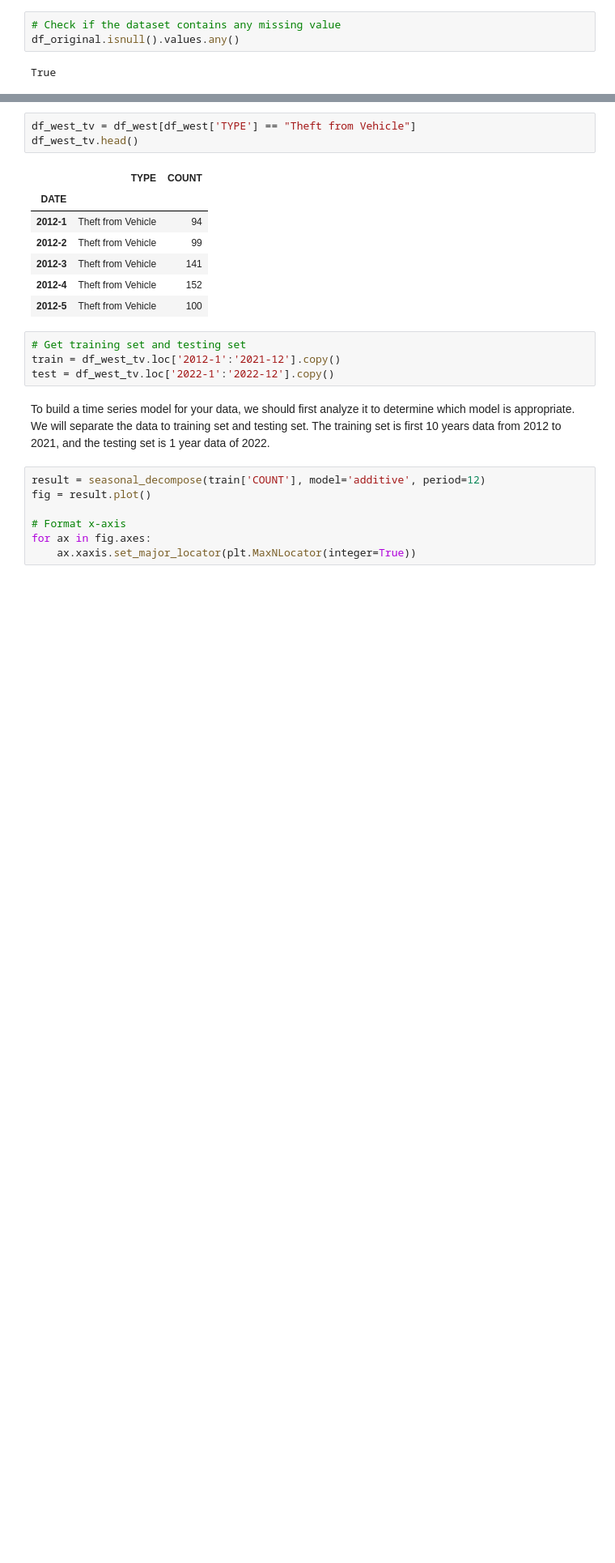
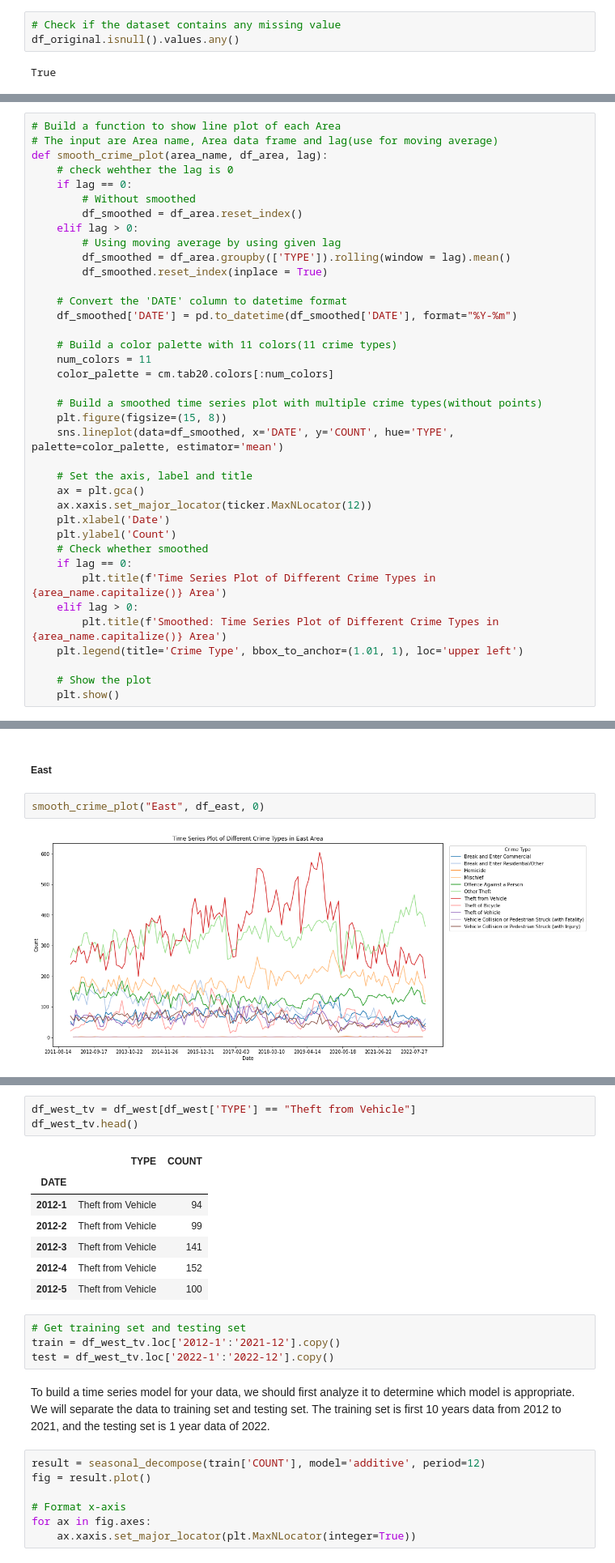
Before and after one commit to sawyerwxy/ECON323_Final_Project, a Jupyter notebook: final_project_econ323 (1).ipynb, the cells around one changed output, grey strips where cells are left out. Shown at 81% size. Saved outputs shown, nothing was run; the diff lists cells and outputs as text; blank space fills up the shorter version.

```diff
--- a/final_project_econ323 (1).ipynb
+++ b/final_project_econ323 (1).ipynb
@@ -245,0 +361,38 @@ df_west = df_new[df_new["AREA"] == "West"]
+# %%
+# Build a function to show line plot of each Area
+# The input are Area name, Area data frame and lag(use for moving average)
+def smooth_crime_plot(area_name, df_area, lag):
+    # check wehther the lag is 0
+    if lag == 0:
+        # Without smoothed
+        df_smoothed = df_area.reset_index()
+    elif lag > 0:
+        # Using moving average by using given lag
+        df_smoothed = df_area.groupby(['TYPE']).rolling(window = lag).mean()
+        df_smoothed.reset_index(inplace = True)
+
+    # Convert the 'DATE' column to datetime format
+    df_smoothed['DATE'] = pd.to_datetime(df_smoothed['DATE'], format="%Y-%m")
+
+    # Build a color palette with 11 colors(11 crime types)
+    num_colors = 11
+    color_palette = cm.tab20.colors[:num_colors]
+
+    # Build a smoothed time series plot with multiple crime types(without points)
+    plt.figure(figsize=(15, 8))
+    sns.lineplot(data=df_smoothed, x='DATE', y='COUNT', hue='TYPE', palette=color_palette, estimator='mean')
+
+    # Set the axis, label and title
+    ax = plt.gca()
+    ax.xaxis.set_major_locator(ticker.MaxNLocator(12))
+    plt.xlabel('Date')
+    plt.ylabel('Count')
+    # Check whether smoothed
+    if lag == 0:
+        plt.title(f'Time Series Plot of Different Crime Types in {area_name.capitalize()} Area')
+    elif lag > 0:
+        plt.title(f'Smoothed: Time Series Plot of Different Crime Types in {area_name.capitalize()} Area')
+    plt.legend(title='Crime Type', bbox_to_anchor=(1.01, 1), loc='upper left')
+
+    # Show the plot
+    plt.show()
@@ -442,0 +405,6 @@ plt.legend(title='Crime Type', bbox_to_anchor=(1.01, 1), loc='upper left')
+# %% [markdown]
+##### East
+# %%
+smooth_crime_plot("East", df_east, 0)
+# %% [output]
+[figure, added]
```
Also changed, not shown: parts of 112 cells of this notebook.
